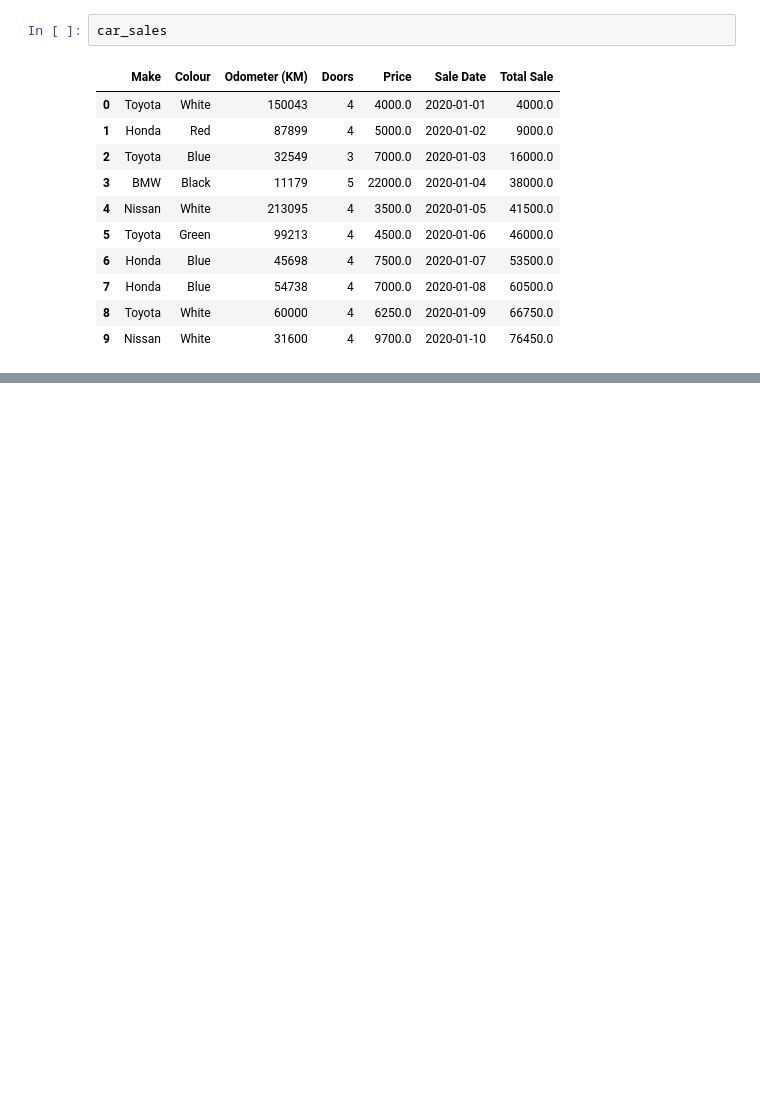
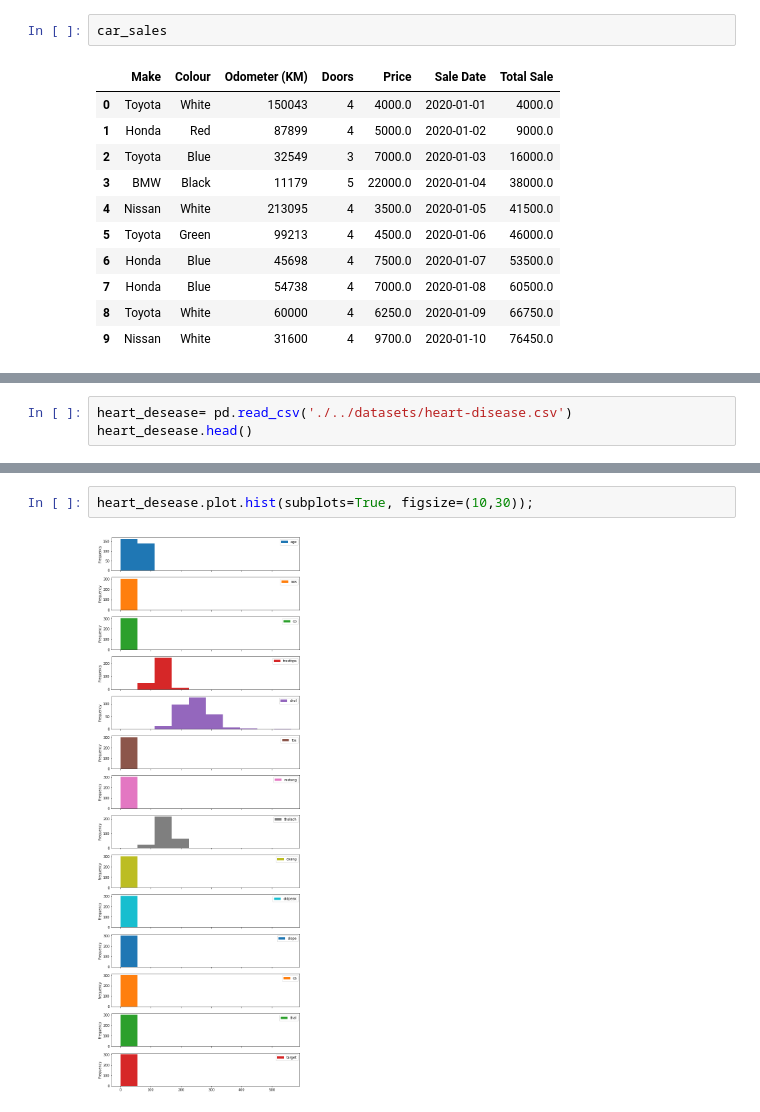
Before and after one commit to eternalAbyss/machine-learning, a Jupyter notebook: fundamentals/introduction-to-matplotlib.ipynb, the cells around one changed output, grey strips where cells are left out. Saved outputs shown, nothing was run; the diff lists cells and outputs as text; blank space fills up the shorter version.

```diff
--- a/fundamentals/introduction-to-matplotlib.ipynb
+++ b/fundamentals/introduction-to-matplotlib.ipynb
@@ -305,0 +306,3 @@ car_sales
+# %%
+heart_desease= pd.read_csv('./../datasets/heart-disease.csv')
+heart_desease.head()
@@ -305,0 +316,4 @@ car_sales
+# %%
+heart_desease.plot.hist(subplots=True, figsize=(10,30));
+# %% [output]
+[figure, added]
```
Also changed, not shown: parts of 26 cells of this notebook, 5 other files.
